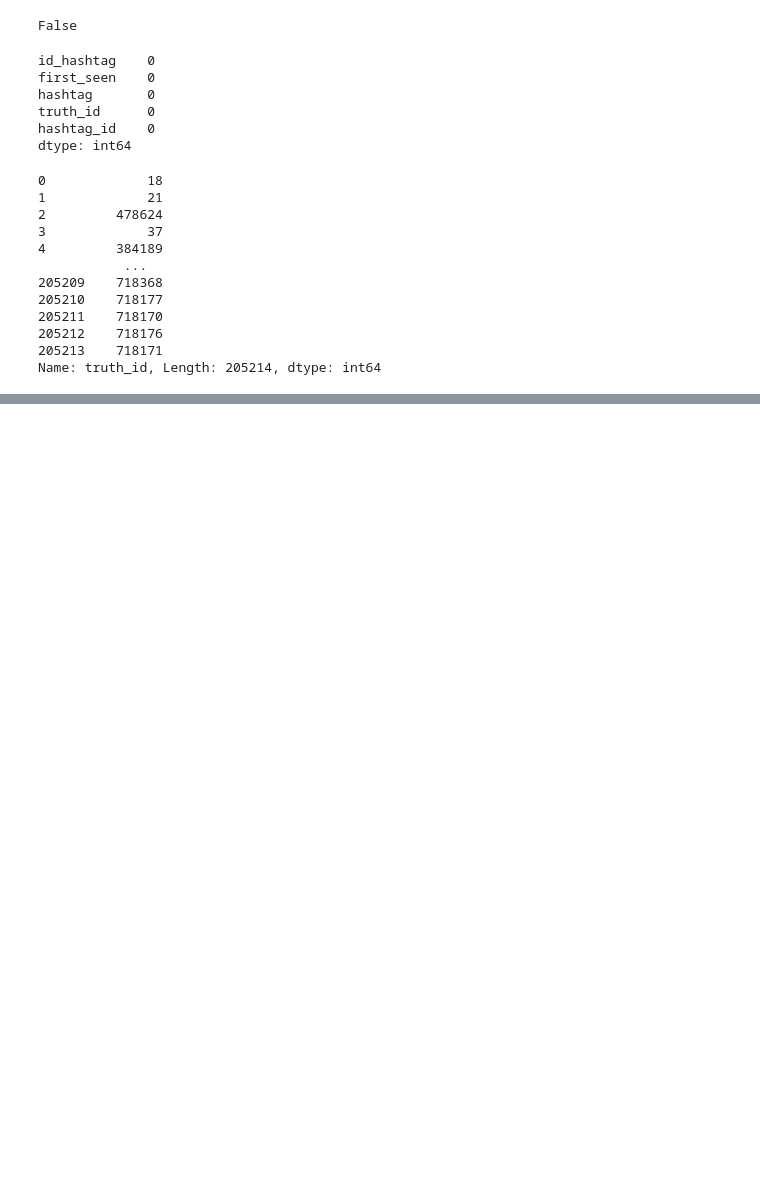
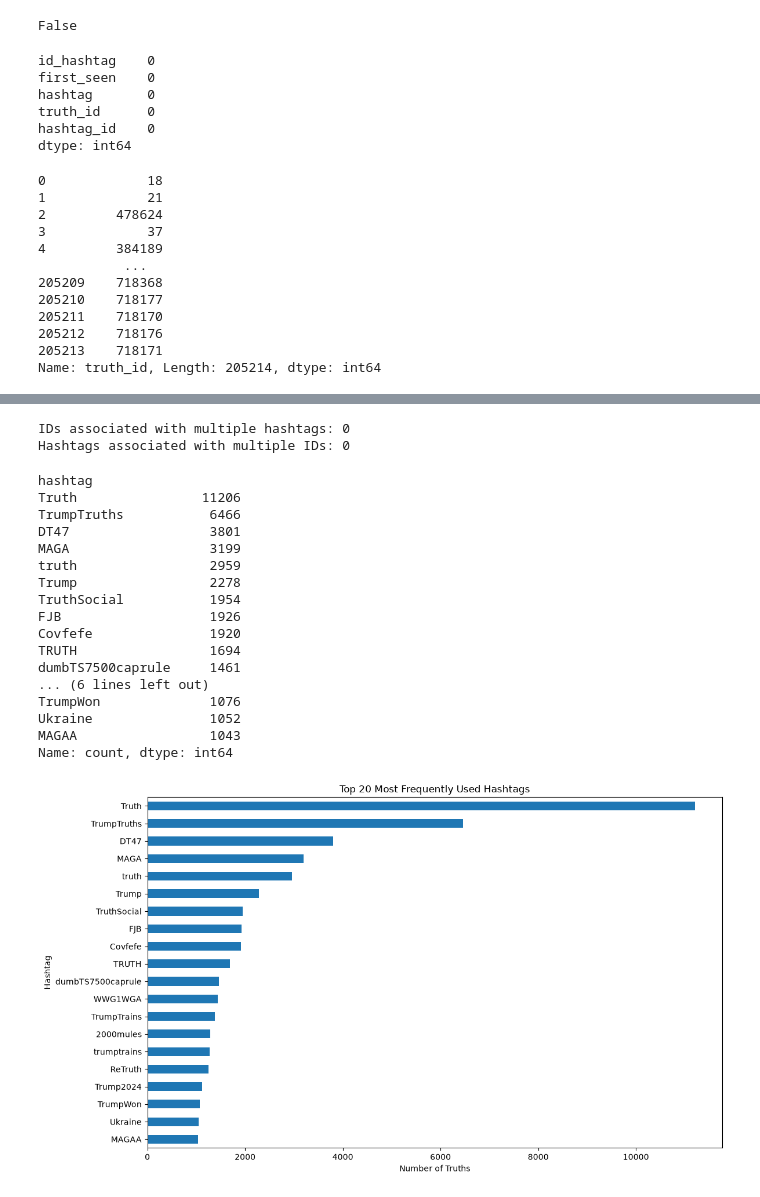
Before and after one commit to lorenzobuccolini03/Truth-Social-Analysis-and-Data-Warehousing---Decision-Support-Systems-, a Jupyter notebook: 01_assignment/01_07_explore_hashtags.ipynb, the cells around one changed output, grey strips where cells are left out. Drawn from its saved outputs; the diff is of its cells as text; code cells hidden in the pictures; blank space fills up the shorter version.

Commit message:
imported media notebook, more analysis on hashtag

```diff
--- a/01_assignment/01_07_explore_hashtags.ipynb
+++ b/01_assignment/01_07_explore_hashtags.ipynb
@@ -156,0 +178,54 @@ Name: truth_id, Length: 205214, dtype: int64
+# %%
+# Number of distinct hashtag strings for each ID
+names_per_id = df.groupby("id_hashtag")["hashtag"].nunique()
+
+# Number of distinct IDs for each hashtag string
+ids_per_name = df.groupby("hashtag")["id_hashtag"].nunique()
+
+print("IDs associated with multiple hashtags:",
+      (names_per_id > 1).sum())
+
+print("Hashtags associated with multiple IDs:",
+      (ids_per_name > 1).sum())
+# %% [output]
+IDs associated with multiple hashtags: 0
+Hashtags associated with multiple IDs: 0
+# %%
+import matplotlib.pyplot as plt
+
+top_hashtags = (
+    df.drop_duplicates(subset=["truth_id", "id_hashtag"])
+      ["hashtag"]
+      .value_counts()
+      .head(20)
+)
+
+display(top_hashtags)
+
+plt.figure(figsize=(12, 7))
+top_hashtags.sort_values().plot(kind="barh")
+
+plt.title("Top 20 Most Frequently Used Hashtags")
+plt.xlabel("Number of Truths")
+plt.ylabel("Hashtag")
+plt.tight_layout()
+plt.show()
+# %% [output]
+hashtag
+Truth                11206
+TrumpTruths           6466
+DT47                  3801
+MAGA                  3199
+truth                 2959
+Trump                 2278
+TruthSocial           1954
+FJB                   1926
+Covfefe               1920
+TRUTH                 1694
+dumbTS7500caprule     1461
+... (6 lines left out)
+TrumpWon              1076
+Ukraine               1052
+MAGAA                 1043
+Name: count, dtype: int64
+[figure, added]
```
Also changed, not shown: parts of 6 cells of this notebook, 1 other file.
